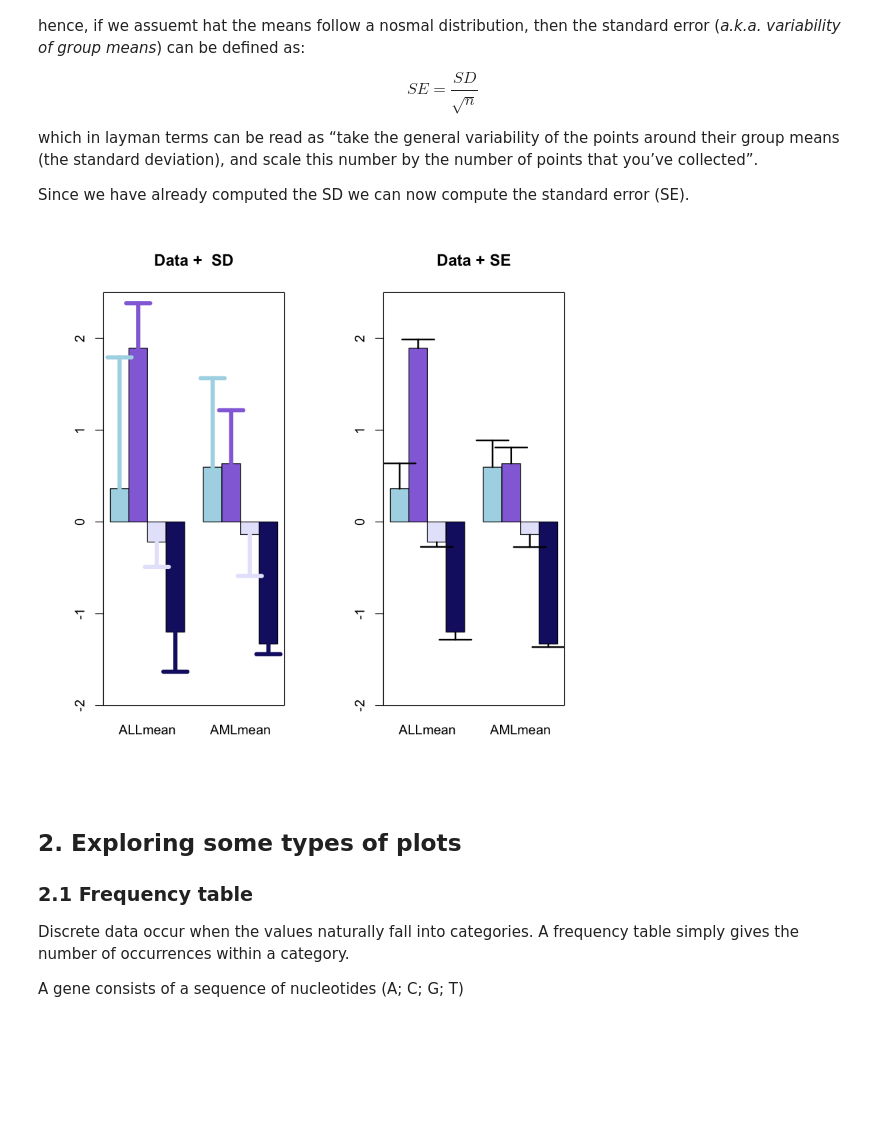
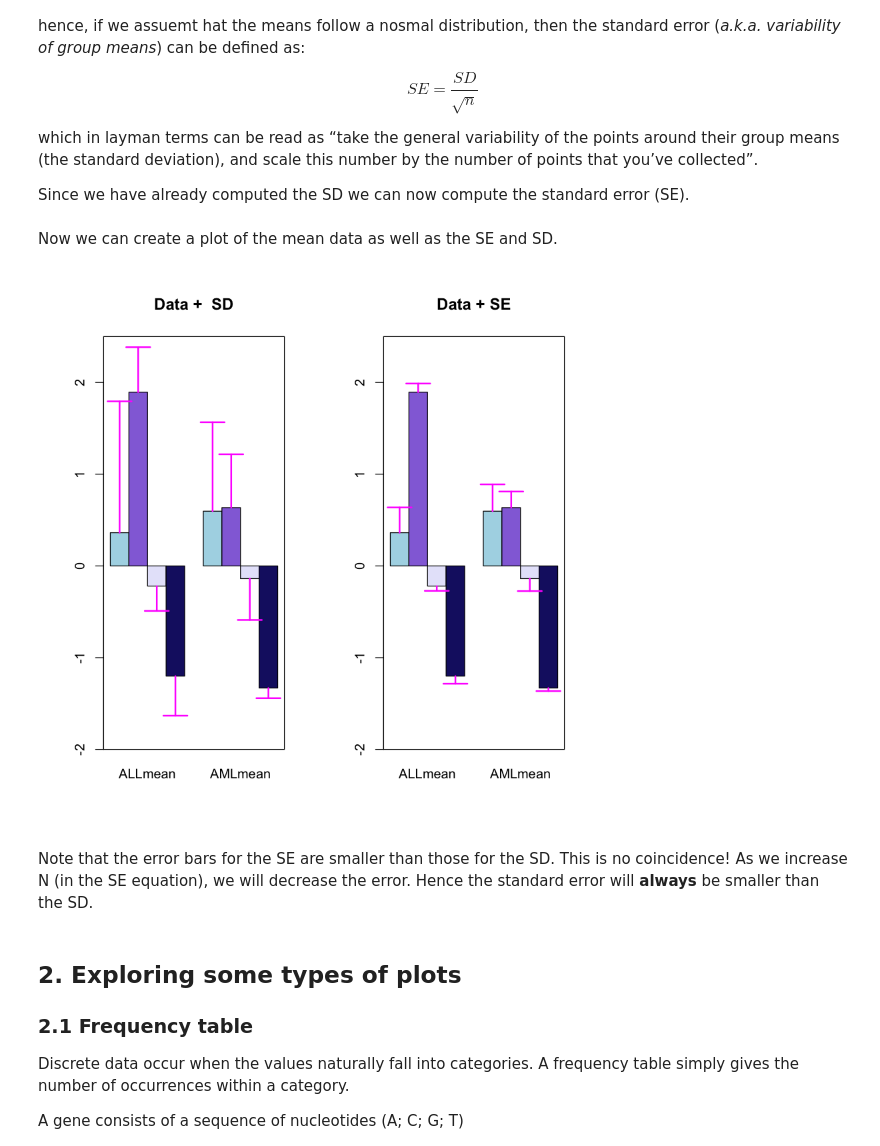
Before and after one commit to trallard/BAD_days, a Jupyter notebook: Day1/Tutorial.ipynb, the cells around one changed output. Drawn from its saved outputs; the diff is of its cells as text; code cells hidden in the pictures; blank space fills up the shorter version.

```diff
--- a/Day1/Tutorial.ipynb
+++ b/Day1/Tutorial.ipynb
@@ -315,31 +315,35 @@ which in layman terms can be read as  “take the general variability of the poi
 Since we have already computed the SD we can now compute the standard error (SE).
 # %%
 datase <- cbind(ALLsd/sqrt(nALL), AMLsd/sqrt(nAML))
+# %% [markdown]
+Now we can create a plot of the mean data as well as the SE and SD.
 # %%
 # creating a panel of 2 plots displayed in 1 row
 par(mfrow = c(1,2))
 
 # Plot with the SD
 datasdend<-abs(dataheight) + abs(datasd)
 datasdend[c(3,4),] = - datasdend[c(3,4),]
-barx <- barplot(dataheight, beside=T, horiz=F, col= colours, ylim=c(-2,2.5),
+barx <- barplot(dataheight, beside=T, horiz=F, col = colours, ylim=c(-2,2.5),
                main = 'Data +  SD')
 
-arrows(barx, dataheight, barx, datasdend, angle=90, lwd=5, length=0.15,
-       col = colours)
+arrows(barx, dataheight, barx, datasdend, angle=90, lwd = 2, length = 0.15,
+       col = 'magenta')
 box()
 
 # Plot with the se: error associated to the mean!
 datasdend<-abs(dataheight) + abs(datase)
 datasdend[c(3,4),] = -datasdend[c(3,4),]
-barx <- barplot(dataheight, beside=T, horiz=F, col =colours, ylim=c(-2,2.5),
+barx <- barplot(dataheight, beside=T, horiz=F, col = colours, ylim=c(-2,2.5),
                main = 'Data + SE')
 
-arrows(barx, dataheight, barx, datasdend, angle=90, lwd=2, length=0.2,
-       col = 1)
+arrows(barx, dataheight, barx, datasdend, angle=90, lwd = 2, length = 0.15,
+       col = 'magenta')
 box()
 # %% [output]
-[figure, old version]
+[figure, new version]
+# %% [markdown]
+Note that the error bars for the SE are smaller than those for the SD. This is no coincidence! As we increase N (in the SE equation), we will decrease the error. Hence the standard error will **always** be smaller than the SD.
 # %% [markdown]
 ## 2. Exploring some types of plots
 
```
